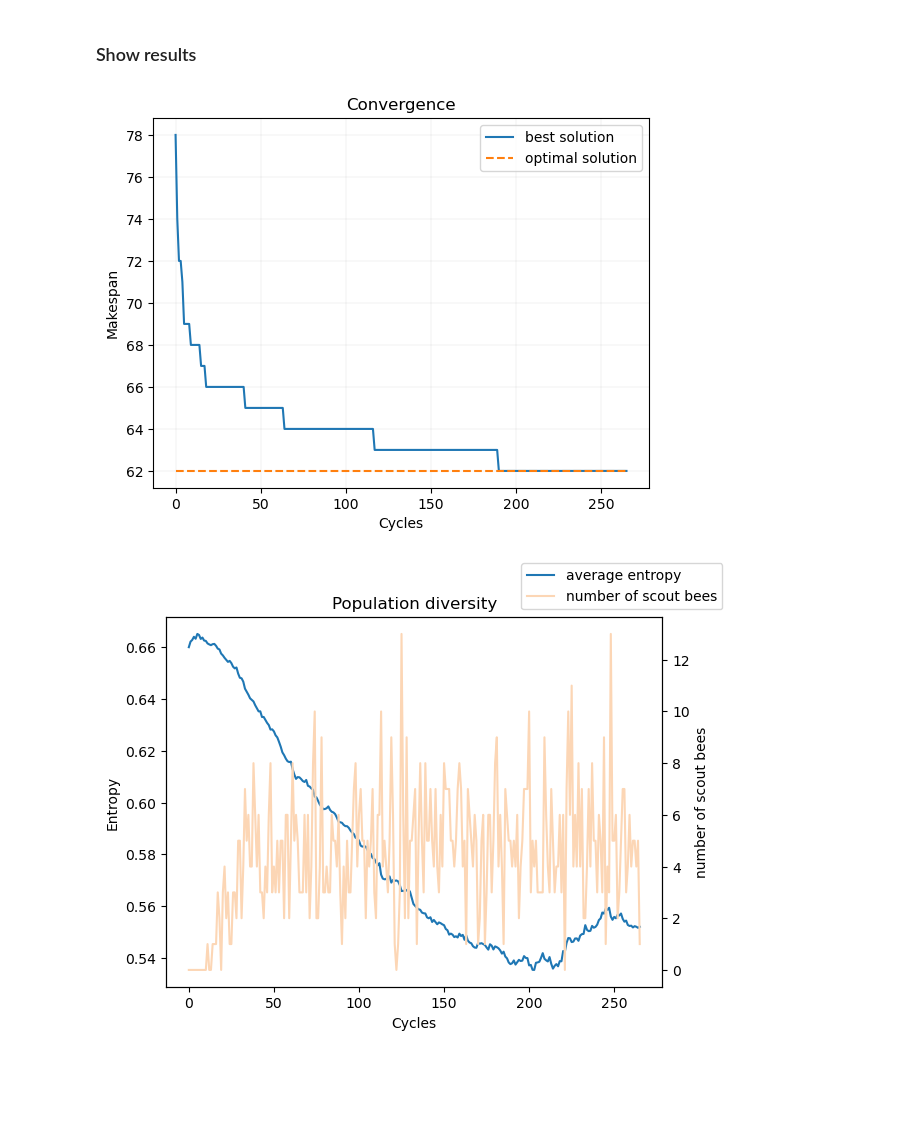
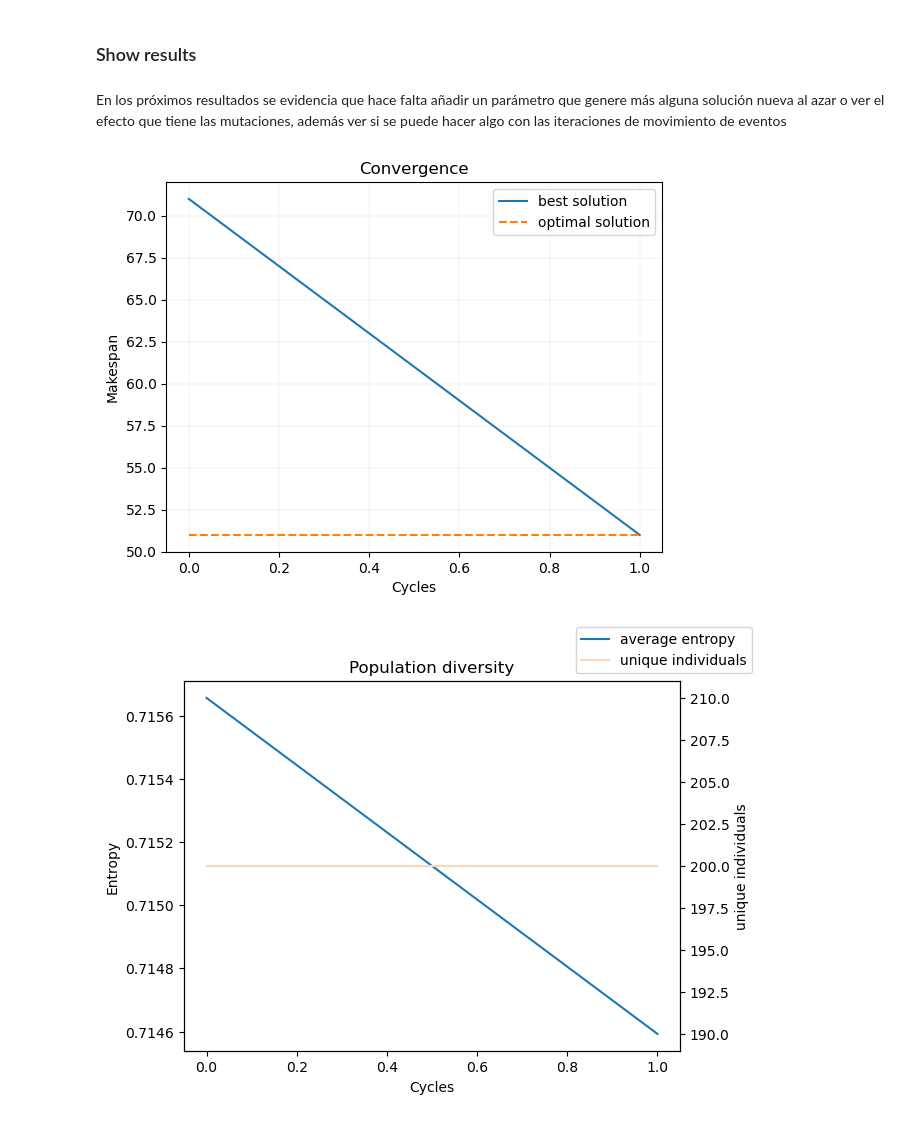
Before and after one commit to Pablof27/GS-ABC, a Jupyter notebook: Experimentation.ipynb, the cells around one changed output. Drawn from its saved outputs; the diff is of its cells as text; code cells hidden in the pictures; blank space fills up the shorter version.

```diff
--- a/Experimentation.ipynb
+++ b/Experimentation.ipynb
@@ -16,6 +16,9 @@ optimal = []
 for line in lines[22:502]:
     line = line.split()
     optimal.append(int(line[2]))
+
+for i, best in enumerate(optimal):
+    problems[i].best_known = best
 # %%
 def normalize(data):
     min_val = min(data)
@@ -24,18 +27,21 @@ def normalize(data):
 # %% [markdown]
 ### Instantiate ABC optimizer
 # %%
-n = 121
+n = 11
 abc = ArtificialBeeColony(psmodel=problems[n])
-params = Parameters(N=200, limit=35, max_trials=75, mr=0.2)
+params = Parameters(N=200, limit=100, max_trials=500, mr=0.1, l=50)
 # %% [markdown]
 ### Solve
 # %%
-history = abc.optimize(params=params)
+best_solution = abc.optimize(params=params, init="mcmc", mode="variant")
+history = abc.history
 population_diversity = abc.population_divsersity
 nscout_bees = abc.nscout_bees
-best_solution = history[-1]
+nunique_individuals = abc.nunique_individuals
 # %% [markdown]
 ### Show results
+# %% [markdown]
+En los próximos resultados se evidencia que hace falta añadir un parámetro que genere más alguna solución nueva al azar o ver el efecto que tiene las mutaciones, además ver si se puede hacer algo con las iteraciones de movimiento de eventos
 # %%
 import matplotlib.pyplot as plt
 
@@ -50,35 +56,35 @@ plt.legend()
 
 plt.show()
 # %% [output]
-[figure, old version]
+[figure, new version]
 # %%
 # Sample data
 x = [i for i in range(len(population_diversity))]
 y1 = population_diversity      # First dataset
-y2 = nscout_bees
+y2 = nunique_individuals
 # Create a figure and axis
 fig, ax1 = plt.subplots()
 
 color1 = '#1f77b4'  # blue from Tableau palette
 color2 = "#fcd6b5"  # orange from Tableau palette
 
 # Plot the first dataset
 ax1.plot(x, y1, label='average entropy', color=color1)
 ax1.set_xlabel('Cycles')
 ax1.set_ylabel('Entropy')
 ax1.tick_params(axis='y')
 
 ax2 = ax1.twinx()
-ax2.plot(x, y2, color=color2, label='number of scout bees')
-ax2.set_ylabel('number of scout bees')
+ax2.plot(x, y2, color=color2, label='unique individuals')
+ax2.set_ylabel('unique individuals')
 ax2.tick_params(axis='y')
 
 fig.legend()
 # Show the plot
 plt.title("Population diversity")
 plt.show()
 # %% [output]
-[figure, old version]
+[figure, new version]
 # %%
 print(best_solution)
 # %% [output]
```
Also changed, not shown: parts of 8 cells of this notebook, 6 other files.
